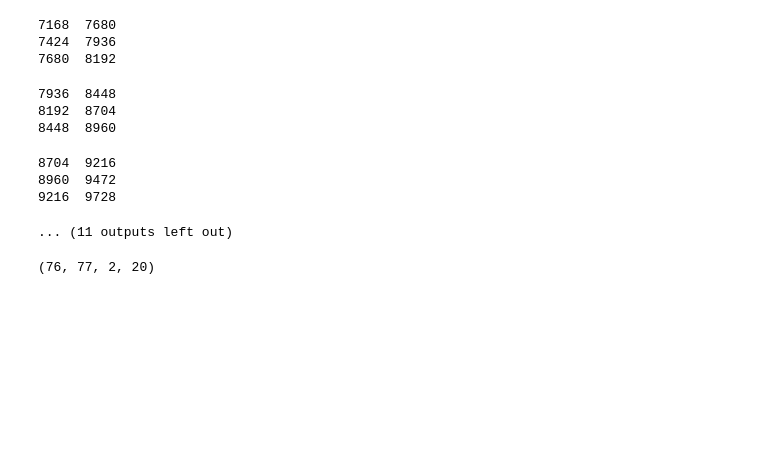
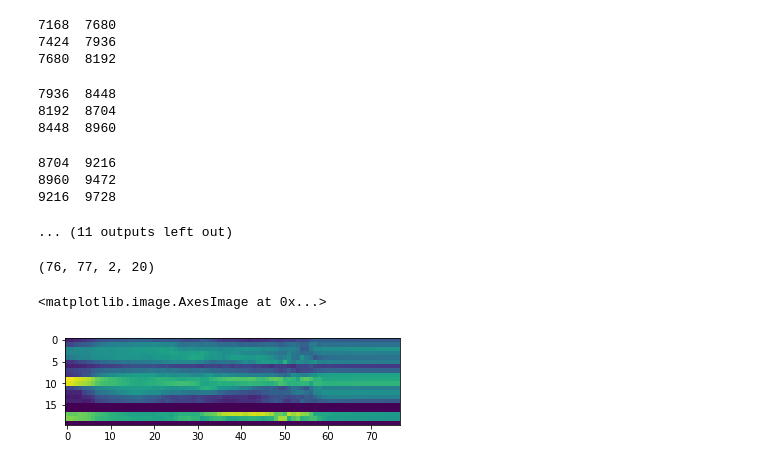
Before and after one commit to AraiKensuke/AIiRPS, a Jupyter notebook: cluster_eeg_gcoh.ipynb, the cells around one changed output. Cells and saved outputs as stored; diff of their text form; code cells hidden in the pictures; blank space fills up the shorter version.

```diff
--- a/cluster_eeg_gcoh.ipynb
+++ b/cluster_eeg_gcoh.ipynb
@@ -201,10 +201,19 @@ No baseline correction applied
 8960  9472
 9216  9728
 ... (11 outputs left out)
-# %%
-gcoh_pkl["VEC"].shape
-# %% [output]
-(76, 77, 2, 20)
+# %%
+rvec = _N.abs(gcoh_pkl["VEC"])
+# %%
+rvec.shape
+# %% [output]
+(76, 77, 2, 20)
+# %%
+ddd = _N.mean(rvec[10:20], axis=0)
+# %%
+_plt.imshow(ddd[:, 0].T)
+# %% [output]
+<matplotlib.image.AxesImage at 0x...>
+[figure, added]
 # %%
 
 
```
Also changed, not shown: parts of 1 cell of this notebook.
